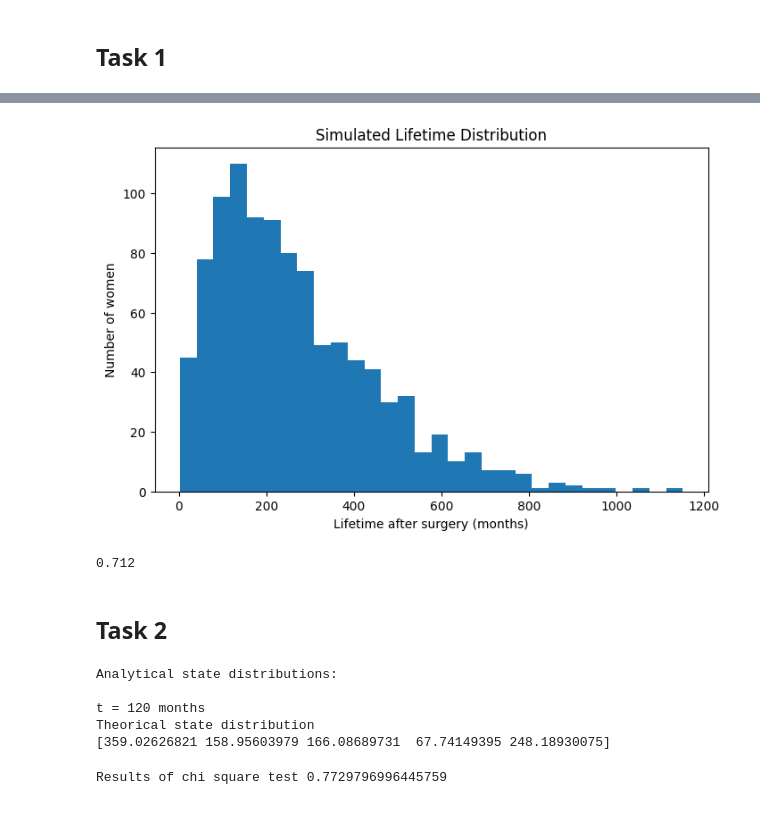
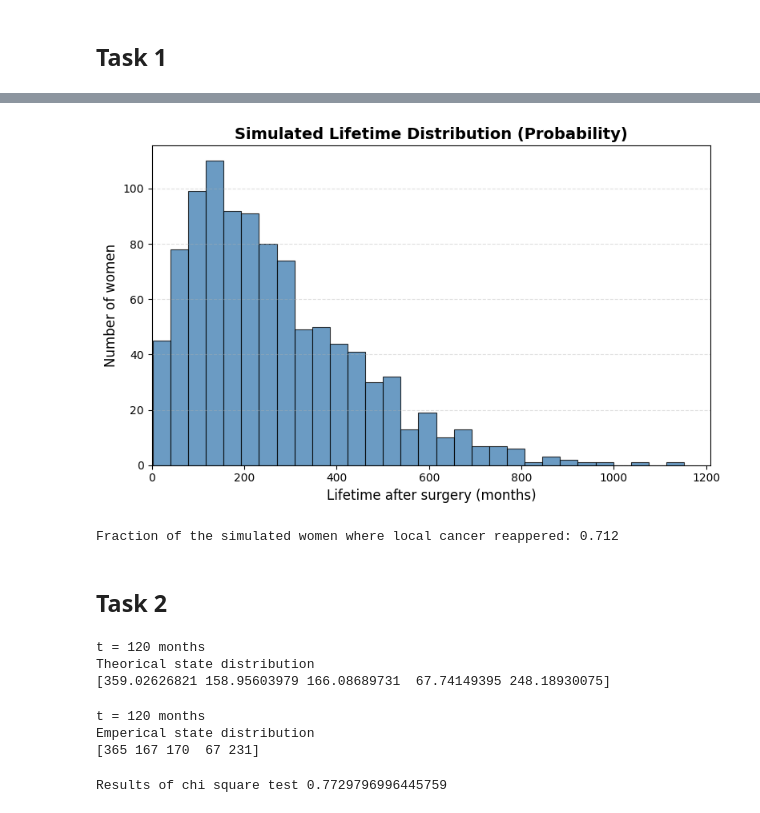
Before and after one commit to AgnesOlsen/02443_Stocastic_Simulation, a Jupyter notebook: Notebooks Project 1/Source_code.ipynb, the cells around one changed output, grey strips where cells are left out. Saved outputs shown, nothing was run; the diff lists cells and outputs as text; code cells hidden in the pictures.

```diff
--- a/Notebooks Project 1/Source_code.ipynb
+++ b/Notebooks Project 1/Source_code.ipynb
@@ -54,50 +70,69 @@ for i in range(n):
         women_with_local_cancer += 1
     elif 3 in X:
         women_with_local_cancer += 1
-# %%
-# Histogram
-plt.figure(figsize=(8, 5))
-plt.hist(life_time, bins=30)
-plt.xlabel("Lifetime after surgery (months)")
-plt.ylabel("Number of women")
-plt.title("Simulated Lifetime Distribution")
-plt.show()
-# %% [output]
-[figure, removed]
+# %%
+plt.figure(figsize=(8, 5))
+
+plt.hist(
+    life_time,
+    bins=30,
+    color="steelblue",
+    edgecolor="black",
+    linewidth=0.8,
+    alpha=0.8,
+)
+
+plt.xlabel("Lifetime after surgery (months)", fontsize=12)
+plt.ylabel("Number of women", fontsize=12)
+plt.title("Simulated Lifetime Distribution (Probability)", fontsize=14, weight="bold")
+
+plt.grid(axis="y", linestyle="--", alpha=0.4)
+plt.xlim(left=0)  # Remove if negative values are possible
+
+plt.tight_layout()
+plt.show()
+# %% [output]
+[figure, added]
 # %%
-women_with_local_cancer/n
+frac_local = women_with_local_cancer/n
+print(f"Fraction of the simulated women where local cancer reappered: {frac_local}")
 # %% [output]
-0.712
+Fraction of the simulated women where local cancer reappered: 0.712
 # %% [markdown]
 ## Task 2
 # %%
 # Theoretical distribution at time 120
 p0 = np.array([1, 0, 0, 0, 0])
 n = 1000
-times = [120]  # months
+t = 120  #Months
 
-print("\nAnalytical state distributions:")
-for t in times:
-    Pt = np.linalg.matrix_power(P, t)
-    exp_state_120 = (p0 @ Pt)*n
-
-    print(f"\nt = {t} months")
-    print("Theorical state distribution")
-    print(f"{exp_state_120}")
+Pt = np.linalg.matrix_power(P, t)
+exp_state_120 = (p0 @ Pt)*n
+print(f"\nt = {t} months")
+print("Theorical state distribution")
+print(f"{exp_state_120}")
 # %% [output]
-Analytical state distributions:
-
 t = 120 months
 Theorical state distribution
 [359.02626821 158.95603979 166.08689731  67.74149395 248.18930075]
 # %%
+# Emperical distribution of 1000 simulated women at t = 120
 np.random.seed(42)
 n = 1000
 emp_state_120 = []
 for i in range(n):
     X = sim_liftime_women(P)
-    if len(X)>= 120:
+    if len(X)>= 120: #Check i woman is alive at t = 120
         emp_state_120.append(X[119])
     else:
         emp_state_120.append(4)
+
+observed_120 = np.bincount(emp_state_120)
+print(f"\nt = 120 months")
+print("Emperical state distribution")
+print(f"{observed_120}")
+# %% [output]
+t = 120 months
+Emperical state distribution
+[365 167 170  67 231]
 # %%
```
Also changed, not shown: parts of 43 cells of this notebook, 1 other file.
